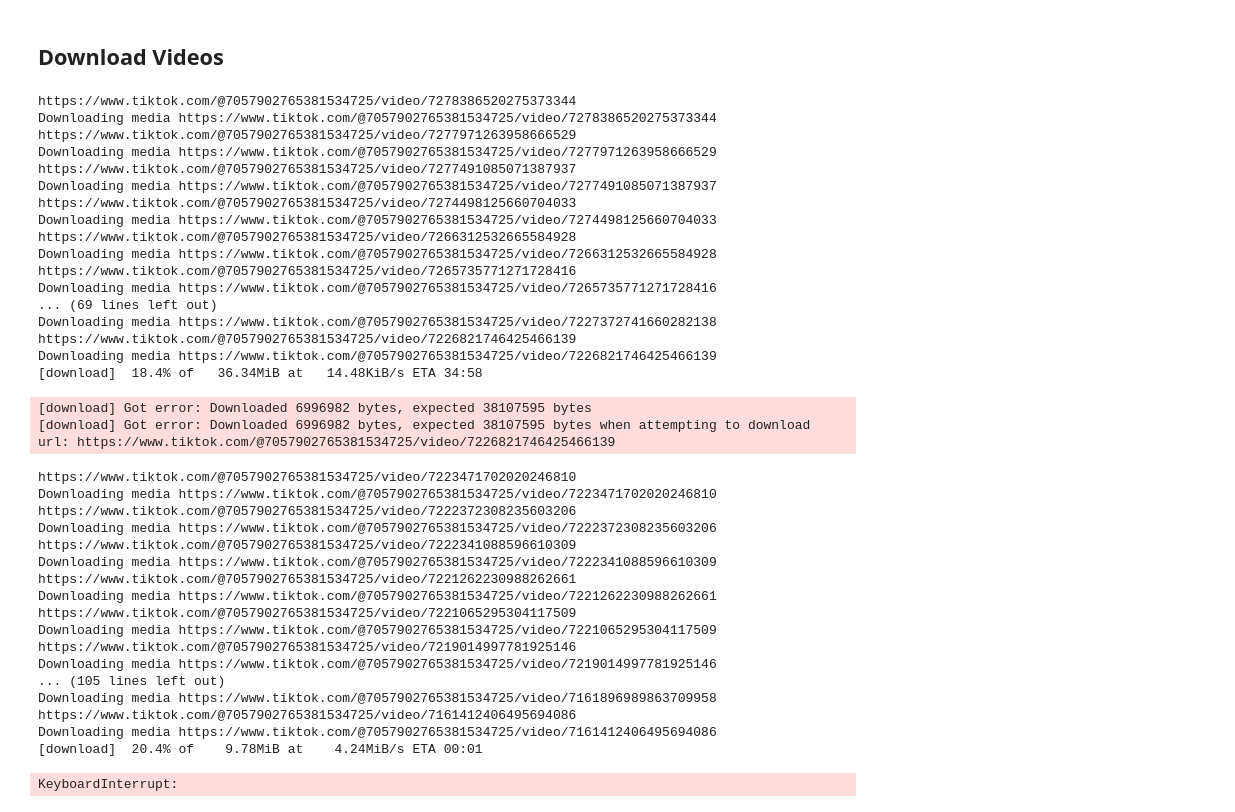
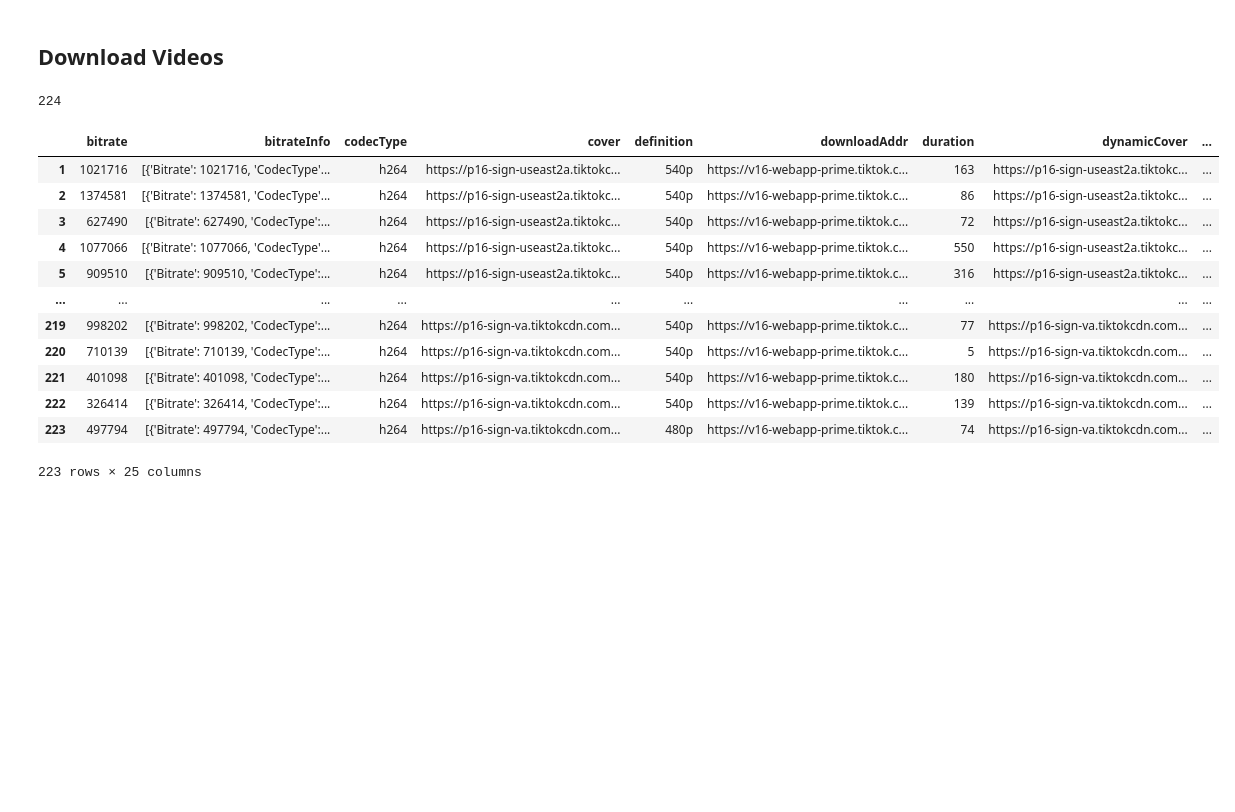
Before and after one commit to frasercrichton/investigation-influence-industry-italy, a Jupyter notebook: analysis/TikTokCleanAndExtract.ipynb, the cells around one changed output. Saved outputs shown, nothing was run; the diff lists cells and outputs as text; code cells hidden in the pictures; blank space fills up the shorter version.

Commit message:
feat: initial analysis of engagement plus script for downloading videos.

```diff
--- a/analysis/TikTokCleanAndExtract.ipynb
+++ b/analysis/TikTokCleanAndExtract.ipynb
@@ -121,68 +120,54 @@ from urllib.error import HTTPError
 import yt_dlp
 from yt_dlp.utils import ExtractorError, DownloadError
 from typing import List, Dict, Optional
 
 logger = logging.getLogger(__name__)
 
 def download_videos(url_to_download=None, output_dir=None):
     if len(url_to_download) > 0:
         print(f"Downloading media {url_to_download}")
         logger.info(f"Downloading media for hashtag {url_to_download}")
 
     ydl_opts = {
         "outtmpl": os.path.join(output_dir, "%(id)s.%(ext)s"),
         "ignore_errors": True,
         "quiet": logger.getEffectiveLevel() > logging.DEBUG,
     }
 
     with yt_dlp.YoutubeDL(ydl_opts) as ydl:
         try:
             ydl.download([url_to_download])
         except (HTTPError, TypeError, ExtractorError, DownloadError) as e:
             logger.warning(
                 f"Encountered error {e} when attempting to download url: {url_to_download}"
             )
 
-for video in videos_df['video']:
+def get_video_list(videos_dir):
+    already_downloaded_ids = set(
+        file.split(".")[0].split("_")[0] for file in os.listdir(videos_dir)
+    )
+    video_df = pd.json_normalize(videos_df['video'])
+    return video_df[~video_df['id'].isin(already_downloaded_ids)]
+
+new_videos = get_video_list(videos_dir='../data/processed/videos')
+
+for video in new_videos:
     user_id = '7057902765381534725'
     url = f"https://www.tiktok.com/@{user_id}/video/{video['id']}"
     print(url)
     download_videos(url_to_download=url, output_dir='../data/processed/videos')
 # %% [output]
-https://www.tiktok.com/@7057902765381534725/video/7278386520275373344
-Downloading media https://www.tiktok.com/@7057902765381534725/video/7278386520275373344
-https://www.tiktok.com/@7057902765381534725/video/7277971263958666529
-Downloading media https://www.tiktok.com/@7057902765381534725/video/7277971263958666529
-https://www.tiktok.com/@7057902765381534725/video/7277491085071387937
-Downloading media https://www.tiktok.com/@7057902765381534725/video/7277491085071387937
-https://www.tiktok.com/@7057902765381534725/video/7274498125660704033
-Downloading media https://www.tiktok.com/@7057902765381534725/video/7274498125660704033
-https://www.tiktok.com/@7057902765381534725/video/7266312532665584928
-Downloading media https://www.tiktok.com/@7057902765381534725/video/7266312532665584928
-https://www.tiktok.com/@7057902765381534725/video/7265735771271728416
-Downloading media https://www.tiktok.com/@7057902765381534725/video/7265735771271728416
-... (69 lines left out)
-Downloading media https://www.tiktok.com/@7057902765381534725/video/7227372741660282138
-https://www.tiktok.com/@7057902765381534725/video/7226821746425466139
-Downloading media https://www.tiktok.com/@7057902765381534725/video/7226821746425466139
-[download]  18.4% of   36.34MiB at   14.48KiB/s ETA 34:58
+224
+|  | bitrate | bitrateInfo | codecType | cover | definition | downloadAddr | duration | dynamicCover | ... |
+| 1 | 1021716 | [{'Bitrate': 1021716, 'CodecType'... | h264 | https://p16-sign-useast2a.tiktokc... | 540p | https://v16-webapp-prime.tiktok.c... | 163 | https://p16-sign-useast2a.tiktokc... | ... |
+| 2 | 1374581 | [{'Bitrate': 1374581, 'CodecType'... | h264 | https://p16-sign-useast2a.tiktokc... | 540p | https://v16-webapp-prime.tiktok.c... | 86 | https://p16-sign-useast2a.tiktokc... | ... |
+| 3 | 627490 | [{'Bitrate': 627490, 'CodecType':... | h264 | https://p16-sign-useast2a.tiktokc... | 540p | https://v16-webapp-prime.tiktok.c... | 72 | https://p16-sign-useast2a.tiktokc... | ... |
+| 4 | 1077066 | [{'Bitrate': 1077066, 'CodecType'... | h264 | https://p16-sign-useast2a.tiktokc... | 540p | https://v16-webapp-prime.tiktok.c... | 550 | https://p16-sign-useast2a.tiktokc... | ... |
+| 5 | 909510 | [{'Bitrate': 909510, 'CodecType':... | h264 | https://p16-sign-useast2a.tiktokc... | 540p | https://v16-webapp-prime.tiktok.c... | 316 | https://p16-sign-useast2a.tiktokc... | ... |
+| ... | ... | ... | ... | ... | ... | ... | ... | ... | ... |
+| 219 | 998202 | [{'Bitrate': 998202, 'CodecType':... | h264 | https://p16-sign-va.tiktokcdn.com... | 540p | https://v16-webapp-prime.tiktok.c... | 77 | https://p16-sign-va.tiktokcdn.com... | ... |
+| 220 | 710139 | [{'Bitrate': 710139, 'CodecType':... | h264 | https://p16-sign-va.tiktokcdn.com... | 540p | https://v16-webapp-prime.tiktok.c... | 5 | https://p16-sign-va.tiktokcdn.com... | ... |
+| 221 | 401098 | [{'Bitrate': 401098, 'CodecType':... | h264 | https://p16-sign-va.tiktokcdn.com... | 540p | https://v16-webapp-prime.tiktok.c... | 180 | https://p16-sign-va.tiktokcdn.com... | ... |
+| 222 | 326414 | [{'Bitrate': 326414, 'CodecType':... | h264 | https://p16-sign-va.tiktokcdn.com... | 540p | https://v16-webapp-prime.tiktok.c... | 139 | https://p16-sign-va.tiktokcdn.com... | ... |
+| 223 | 497794 | [{'Bitrate': 497794, 'CodecType':... | h264 | https://p16-sign-va.tiktokcdn.com... | 480p | https://v16-webapp-prime.tiktok.c... | 74 | https://p16-sign-va.tiktokcdn.com... | ... |
-[download] Got error: Downloaded 6996982 bytes, expected 38107595 bytes
-[download] Got error: Downloaded 6996982 bytes, expected 38107595 bytes when attempting to download url: https://www.tiktok.com/@7057902765381534725/video/7226821746425466139
+223 rows × 25 columns
-https://www.tiktok.com/@7057902765381534725/video/7223471702020246810
-Downloading media https://www.tiktok.com/@7057902765381534725/video/7223471702020246810
-https://www.tiktok.com/@7057902765381534725/video/7222372308235603206
-Downloading media https://www.tiktok.com/@7057902765381534725/video/7222372308235603206
-https://www.tiktok.com/@7057902765381534725/video/7222341088596610309
-Downloading media https://www.tiktok.com/@7057902765381534725/video/7222341088596610309
-https://www.tiktok.com/@7057902765381534725/video/7221262230988262661
-Downloading media https://www.tiktok.com/@7057902765381534725/video/7221262230988262661
-https://www.tiktok.com/@7057902765381534725/video/7221065295304117509
-Downloading media https://www.tiktok.com/@7057902765381534725/video/7221065295304117509
-https://www.tiktok.com/@7057902765381534725/video/7219014997781925146
-Downloading media https://www.tiktok.com/@7057902765381534725/video/7219014997781925146
-... (105 lines left out)
-Downloading media https://www.tiktok.com/@7057902765381534725/video/7161896989863709958
-https://www.tiktok.com/@7057902765381534725/video/7161412406495694086
-Downloading media https://www.tiktok.com/@7057902765381534725/video/7161412406495694086
-[download]  20.4% of    9.78MiB at    4.24MiB/s ETA 00:01
-KeyboardInterrupt:
```
Also changed, not shown: parts of 1 cell of this notebook.
